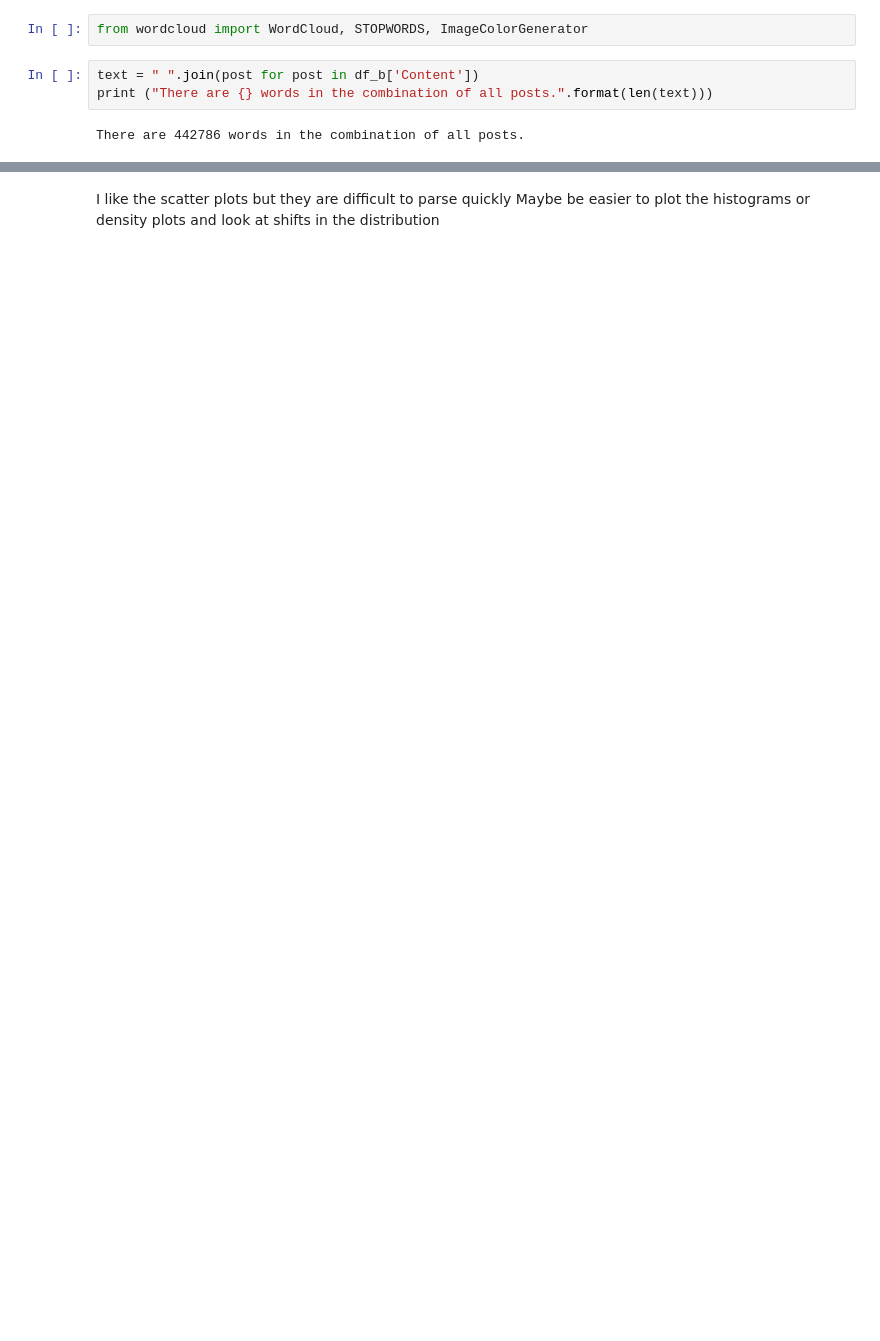
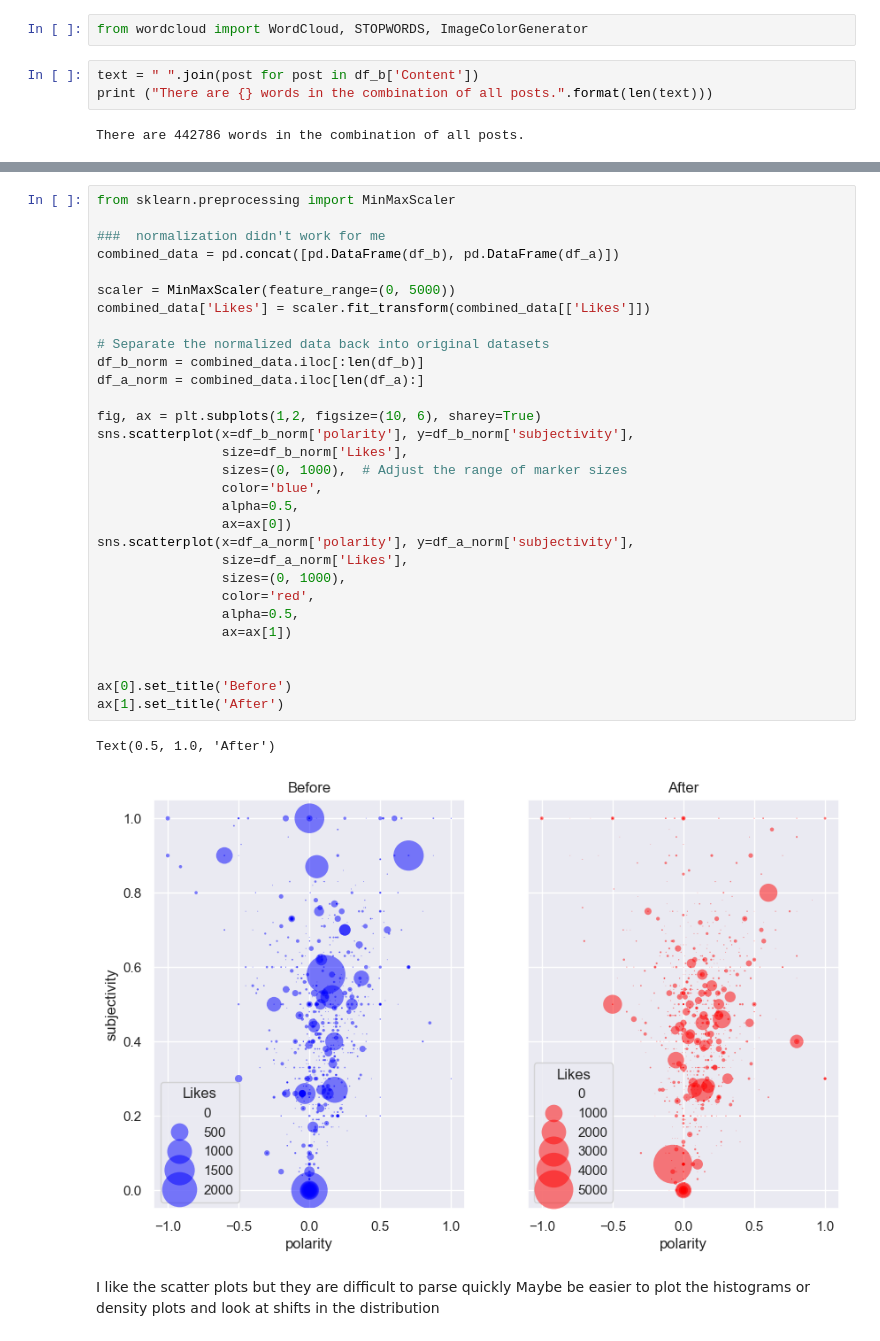
Before and after one commit to tonykelly00/social-media-election_project, a Jupyter notebook: notebooks/BlueSky.ipynb, the cells around one changed output, grey strips where cells are left out. Cells and saved outputs as stored; diff of their text form; blank space fills up the shorter version.

```diff
--- a/notebooks/BlueSky.ipynb
+++ b/notebooks/BlueSky.ipynb
@@ -204,6 +227,39 @@ fig = go.Figure(
 )
 
 fig.show()
+# %%
+from sklearn.preprocessing import MinMaxScaler
+
+###  normalization didn't work for me
+combined_data = pd.concat([pd.DataFrame(df_b), pd.DataFrame(df_a)])
+
+scaler = MinMaxScaler(feature_range=(0, 5000))
+combined_data['Likes'] = scaler.fit_transform(combined_data[['Likes']])
+
+# Separate the normalized data back into original datasets
+df_b_norm = combined_data.iloc[:len(df_b)]
+df_a_norm = combined_data.iloc[len(df_a):]
+
+fig, ax = plt.subplots(1,2, figsize=(10, 6), sharey=True)
+sns.scatterplot(x=df_b_norm['polarity'], y=df_b_norm['subjectivity'],
+                size=df_b_norm['Likes'],
+                sizes=(0, 1000),  # Adjust the range of marker sizes
+                color='blue',
+                alpha=0.5,
+                ax=ax[0])
+sns.scatterplot(x=df_a_norm['polarity'], y=df_a_norm['subjectivity'],
+                size=df_a_norm['Likes'],
+                sizes=(0, 1000),
+                color='red',
+                alpha=0.5,
+                ax=ax[1])
+
+
+ax[0].set_title('Before')
+ax[1].set_title('After')
+# %% [output]
+Text(0.5, 1.0, 'After')
+[figure, added]
 # %% [markdown]
 I like the scatter plots but they are difficult to parse quickly
 Maybe be easier to plot the histograms or density plots and look at shifts in the distribution
```
Also changed, not shown: parts of 17 cells of this notebook.
